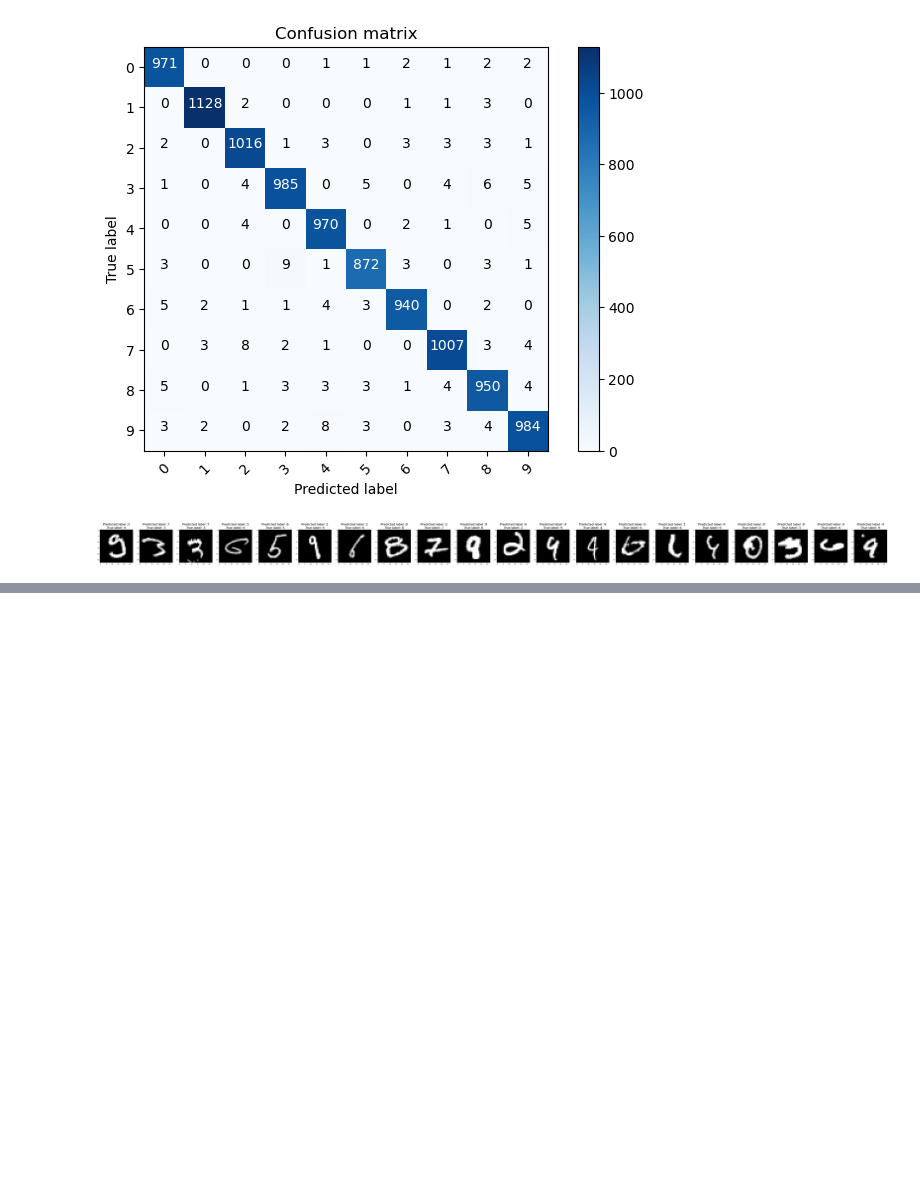
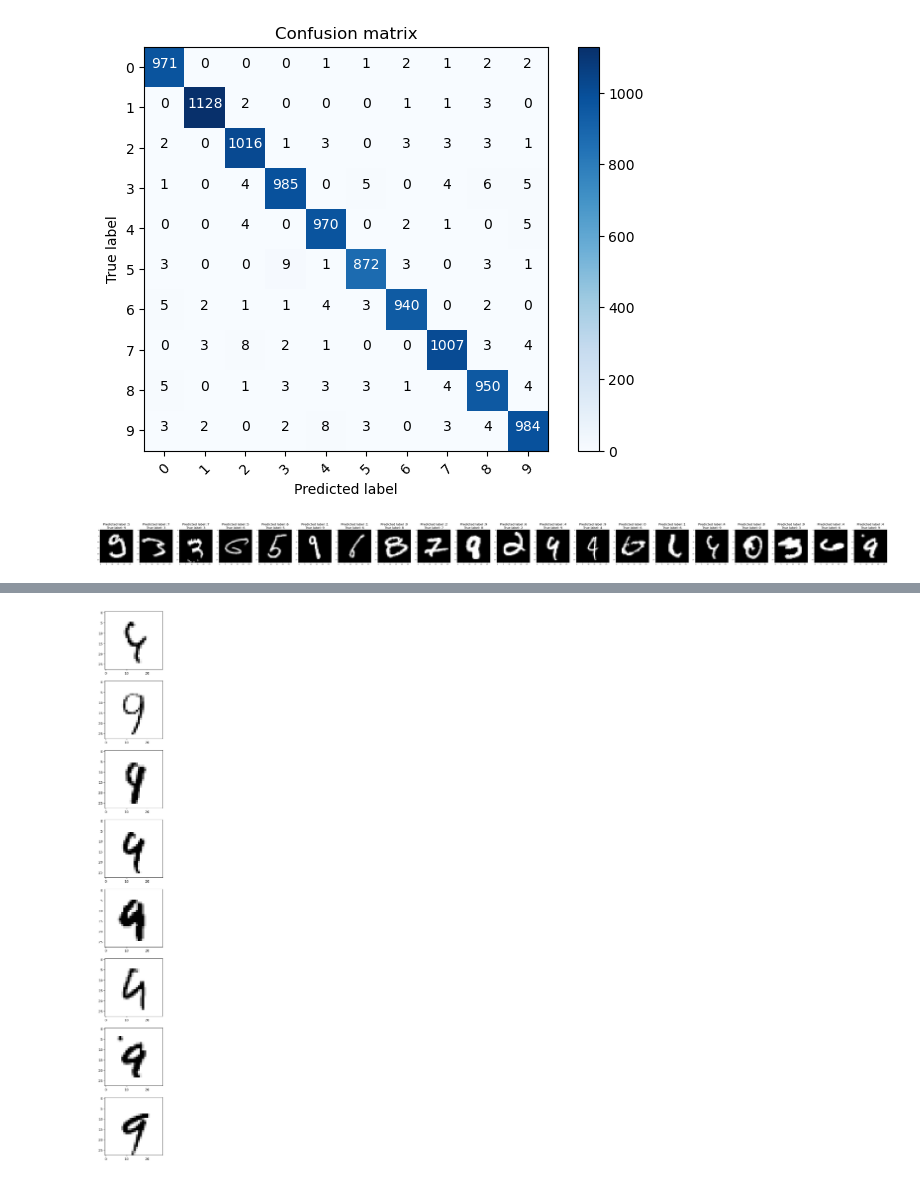
Before and after one commit to S1L3NTANG3L/MNIST-SVM-AND-KNN, a Jupyter notebook: NN_Hyper_Model.ipynb, the cells around one changed output, grey strips where cells are left out. Saved outputs shown, nothing was run; the diff lists cells and outputs as text; code cells hidden in the pictures; blank space fills up the shorter version.

```diff
--- a/NN_Hyper_Model.ipynb
+++ b/NN_Hyper_Model.ipynb
@@ -264,0 +285,10 @@ for i in range(0, num):
+# %%
+idx = np.where((y_pred_classes == 4) & (y_true == 9))[0]
+fig = plt.figure(figsize=(5,30))
+for i in range(len(idx)):
+    ax = fig.add_subplot(len(idx),1 , i + 1)
+    imgplot = ax.imshow(np.reshape(x_test[idx[i],:], (28,28)), cmap=mpl.colormaps['Greys'])
+    imgplot.set_interpolation("nearest")
+plt.show()
+# %% [output]
+[figure, added]
```
Also changed, not shown: parts of 2 cells of this notebook.
